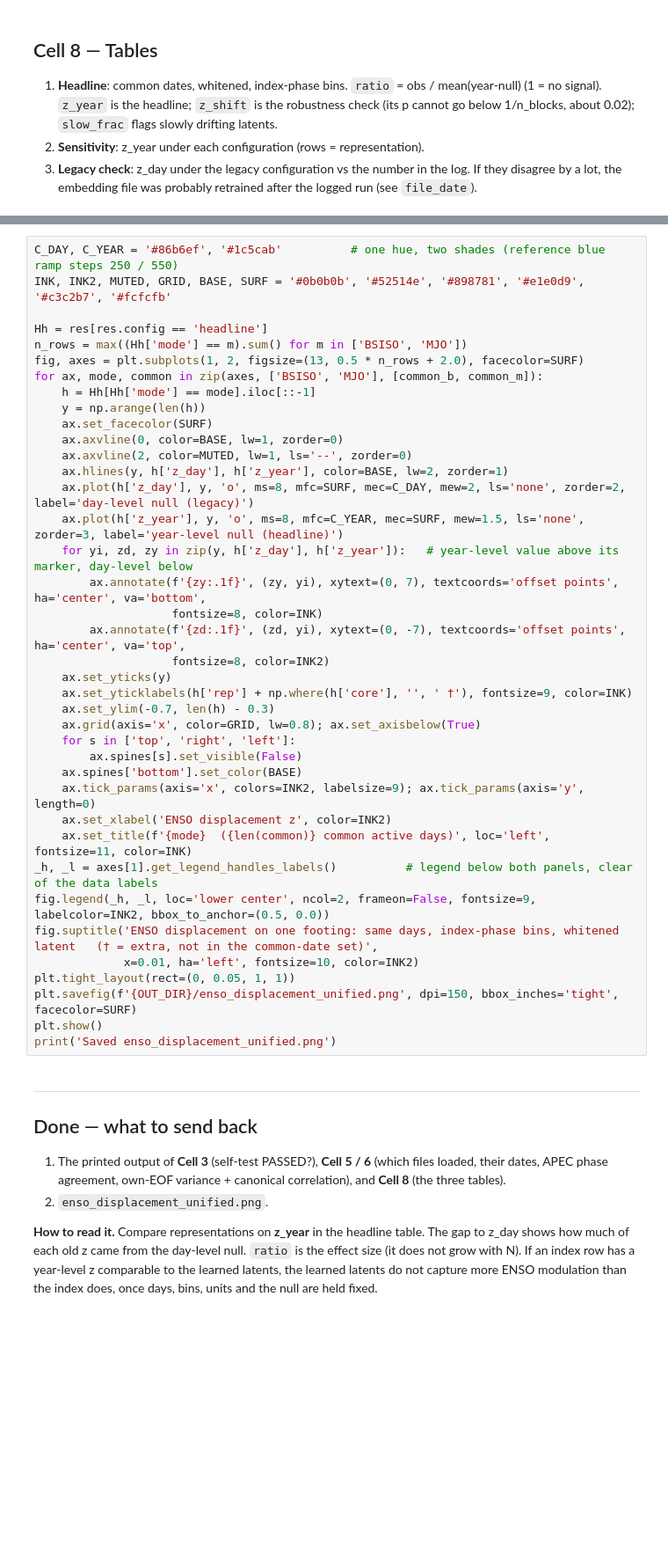
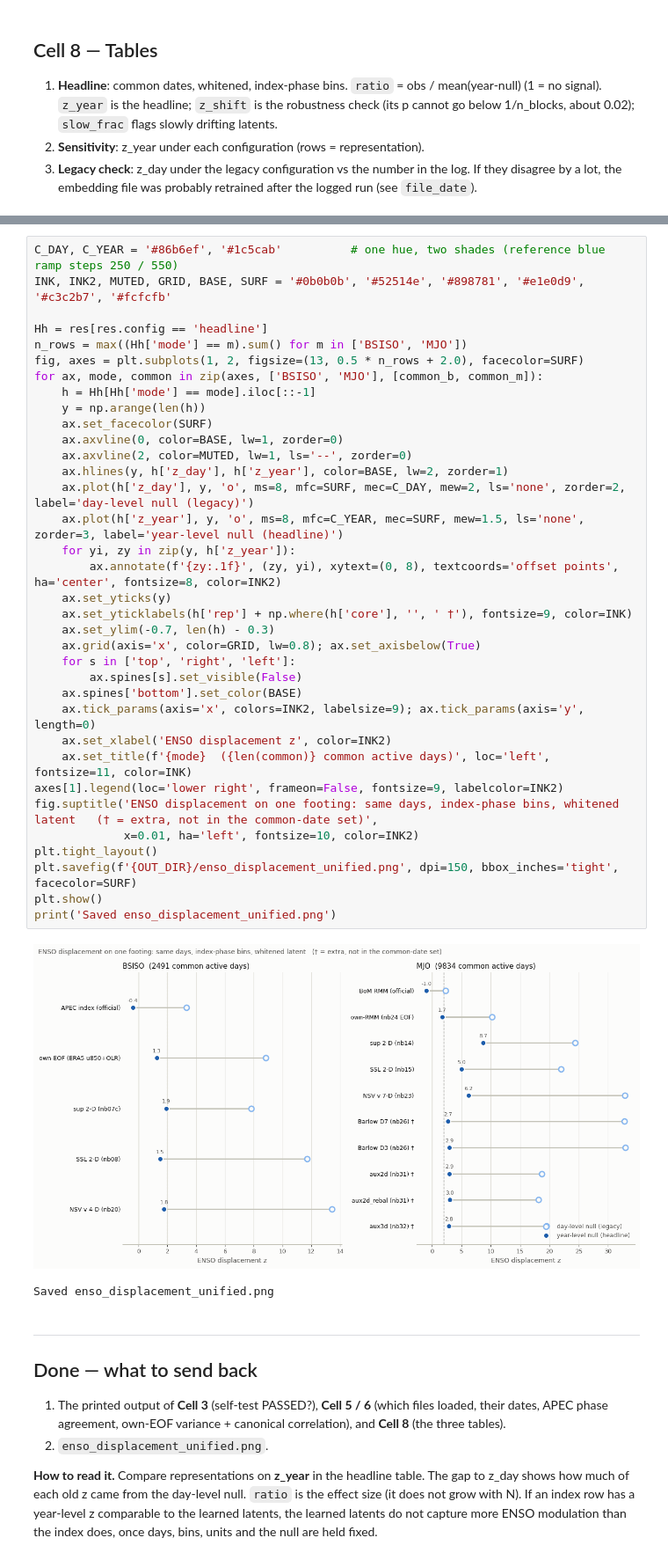
Before and after one commit to Jiayi459/data-driven-climate-science, a Jupyter notebook: notebooks/35_enso_displacement_unified.ipynb, the cells around one changed output, grey strips where cells are left out. Shown at 88% size. Drawn from its saved outputs; the diff is of its cells as text; blank space fills up the shorter version.

```diff
--- a/notebooks/35_enso_displacement_unified.ipynb
+++ b/notebooks/35_enso_displacement_unified.ipynb
@@ -549,41 +631,40 @@ day-level null inflated that representation. Dashed line = z = 2.
 C_DAY, C_YEAR = '#86b6ef', '#1c5cab'          # one hue, two shades (reference blue ramp steps 250 / 550)
 INK, INK2, MUTED, GRID, BASE, SURF = '#0b0b0b', '#52514e', '#898781', '#e1e0d9', '#c3c2b7', '#fcfcfb'
 
 Hh = res[res.config == 'headline']
 n_rows = max((Hh['mode'] == m).sum() for m in ['BSISO', 'MJO'])
 fig, axes = plt.subplots(1, 2, figsize=(13, 0.5 * n_rows + 2.0), facecolor=SURF)
 for ax, mode, common in zip(axes, ['BSISO', 'MJO'], [common_b, common_m]):
     h = Hh[Hh['mode'] == mode].iloc[::-1]
     y = np.arange(len(h))
     ax.set_facecolor(SURF)
     ax.axvline(0, color=BASE, lw=1, zorder=0)
     ax.axvline(2, color=MUTED, lw=1, ls='--', zorder=0)
     ax.hlines(y, h['z_day'], h['z_year'], color=BASE, lw=2, zorder=1)
     ax.plot(h['z_day'], y, 'o', ms=8, mfc=SURF, mec=C_DAY, mew=2, ls='none', zorder=2, label='day-level null (legacy)')
     ax.plot(h['z_year'], y, 'o', ms=8, mfc=C_YEAR, mec=SURF, mew=1.5, ls='none', zorder=3, label='year-level null (headline)')
-    for yi, zd, zy in zip(y, h['z_day'], h['z_year']):   # year-level value above its marker, day-level below
-        ax.annotate(f'{zy:.1f}', (zy, yi), xytext=(0, 7), textcoords='offset points', ha='center', va='bottom',
-                    fontsize=8, color=INK)
-        ax.annotate(f'{zd:.1f}', (zd, yi), xytext=(0, -7), textcoords='offset points', ha='center', va='top',
-                    fontsize=8, color=INK2)
+    for yi, zy in zip(y, h['z_year']):
+        ax.annotate(f'{zy:.1f}', (zy, yi), xytext=(0, 8), textcoords='offset points', ha='center', fontsize=8, color=INK2)
     ax.set_yticks(y)
     ax.set_yticklabels(h['rep'] + np.where(h['core'], '', ' †'), fontsize=9, color=INK)
     ax.set_ylim(-0.7, len(h) - 0.3)
     ax.grid(axis='x', color=GRID, lw=0.8); ax.set_axisbelow(True)
     for s in ['top', 'right', 'left']:
         ax.spines[s].set_visible(False)
     ax.spines['bottom'].set_color(BASE)
     ax.tick_params(axis='x', colors=INK2, labelsize=9); ax.tick_params(axis='y', length=0)
     ax.set_xlabel('ENSO displacement z', color=INK2)
     ax.set_title(f'{mode}  ({len(common)} common active days)', loc='left', fontsize=11, color=INK)
-_h, _l = axes[1].get_legend_handles_labels()          # legend below both panels, clear of the data labels
-fig.legend(_h, _l, loc='lower center', ncol=2, frameon=False, fontsize=9, labelcolor=INK2, bbox_to_anchor=(0.5, 0.0))
+axes[1].legend(loc='lower right', frameon=False, fontsize=9, labelcolor=INK2)
 fig.suptitle('ENSO displacement on one footing: same days, index-phase bins, whitened latent   († = extra, not in the common-date set)',
              x=0.01, ha='left', fontsize=10, color=INK2)
-plt.tight_layout(rect=(0, 0.05, 1, 1))
+plt.tight_layout()
 plt.savefig(f'{OUT_DIR}/enso_displacement_unified.png', dpi=150, bbox_inches='tight', facecolor=SURF)
 plt.show()
 print('Saved enso_displacement_unified.png')
+# %% [output]
+[figure, added]
+Saved enso_displacement_unified.png
 # %% [markdown]
 ---
 ## Done — what to send back
```
Also changed, not shown: parts of 9 cells of this notebook.
